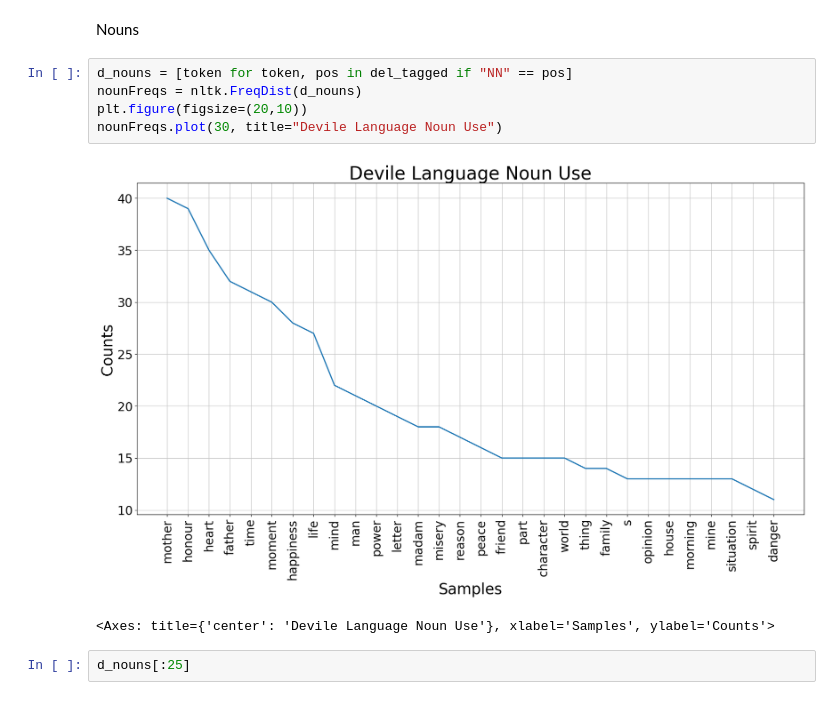
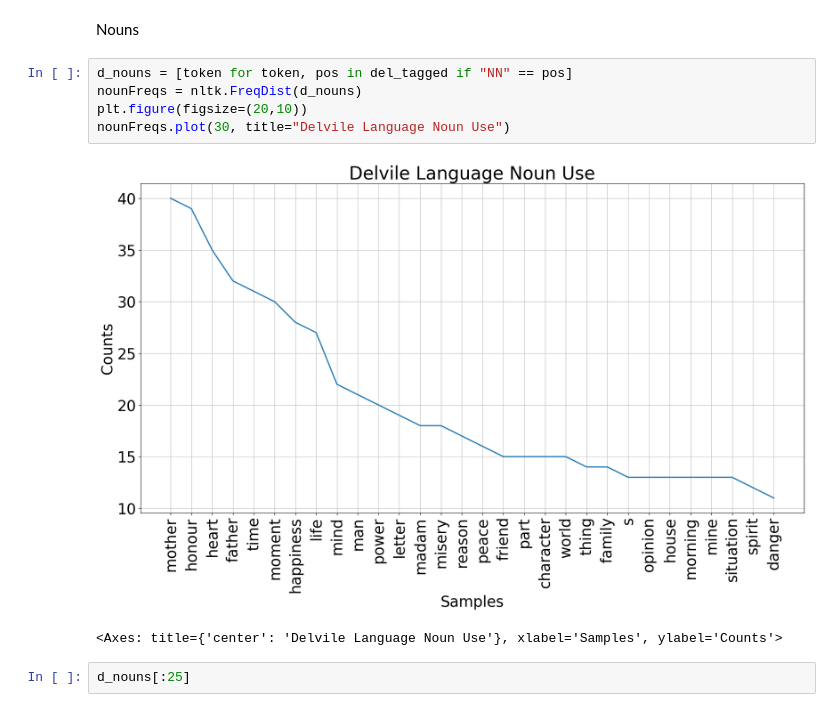
Before and after one commit to hilaryhavens/Cecilia-Harrel-Delvile, a Jupyter notebook: Cecilia_Harrel_and_Delvile_Language.ipynb, the cells around one changed output. Saved outputs shown, nothing was run; the diff lists cells and outputs as text.

```diff
--- a/Cecilia_Harrel_and_Delvile_Language.ipynb
+++ b/Cecilia_Harrel_and_Delvile_Language.ipynb
@@ -1016,11 +1021,11 @@ Nouns
 # %%
 d_nouns = [token for token, pos in del_tagged if "NN" == pos]
 nounFreqs = nltk.FreqDist(d_nouns)
 plt.figure(figsize=(20,10))
-nounFreqs.plot(30, title="Devile Language Noun Use")
+nounFreqs.plot(30, title="Delvile Language Noun Use")
 # %% [output]
-[figure, old version]
+[figure, new version]
-<Axes: title={'center': 'Devile Language Noun Use'}, xlabel='Samples', ylabel='Counts'>
+<Axes: title={'center': 'Delvile Language Noun Use'}, xlabel='Samples', ylabel='Counts'>
 # %%
 d_nouns[:25]
 # %% [output]
```
Also changed, not shown: parts of 25 cells of this notebook.
